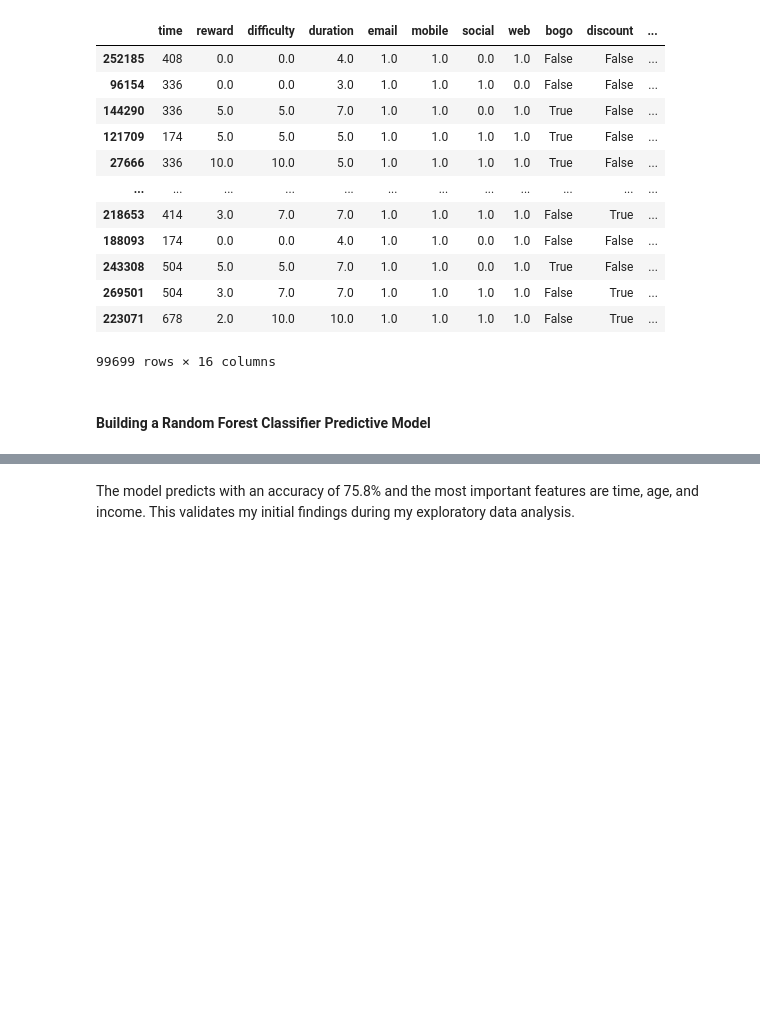
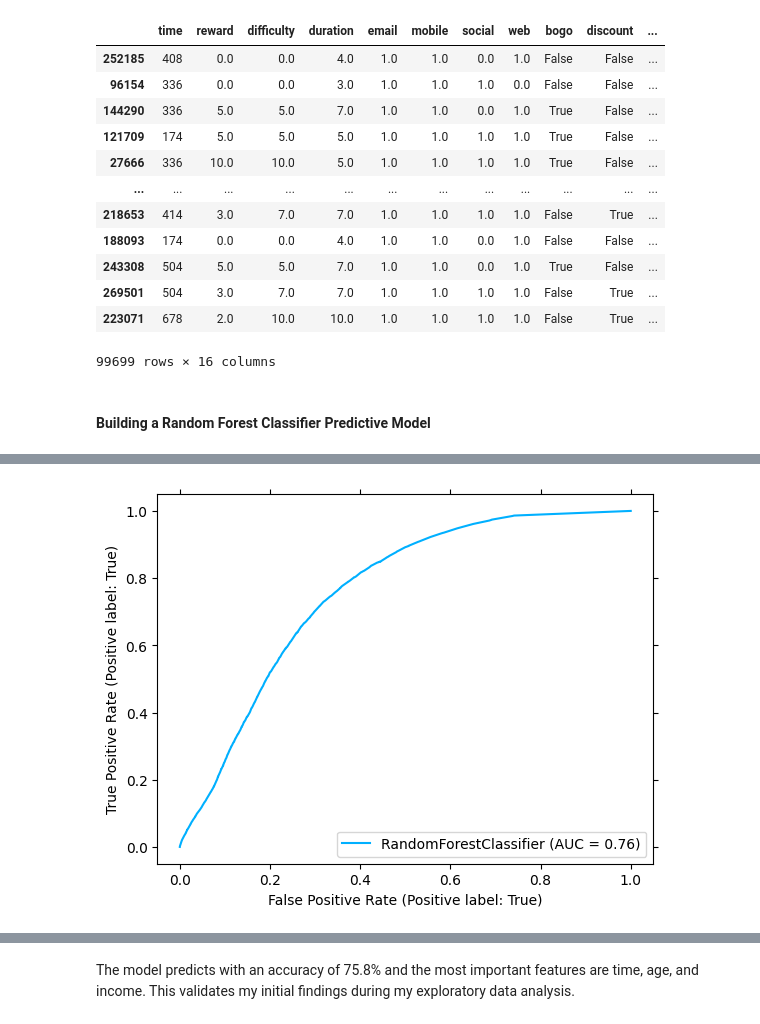
Before and after one commit to ducminhvudlt/project_capstone_DS, a Jupyter notebook: Starbucks_Capstone_Notebook.ipynb, the cells around one changed output, grey strips where cells are left out. Drawn from its saved outputs; the diff is of its cells as text; code cells hidden in the pictures; blank space fills up the shorter version.

```diff
--- a/Starbucks_Capstone_Notebook.ipynb
+++ b/Starbucks_Capstone_Notebook.ipynb
@@ -809,3 +833,8 @@ weighted avg       0.73      0.76      0.74     49106
+# %%
+RocCurveDisplay.from_estimator(clf_model, X_test, y_test)
+plt.show()
+# %% [output]
+[figure, added]
 # %%
 #Show the most important features
 feat_importances = pd.Series(classifier.feature_importances_, index=df_model.columns)
```
Also changed, not shown: parts of 12 cells of this notebook, 9 other files.
